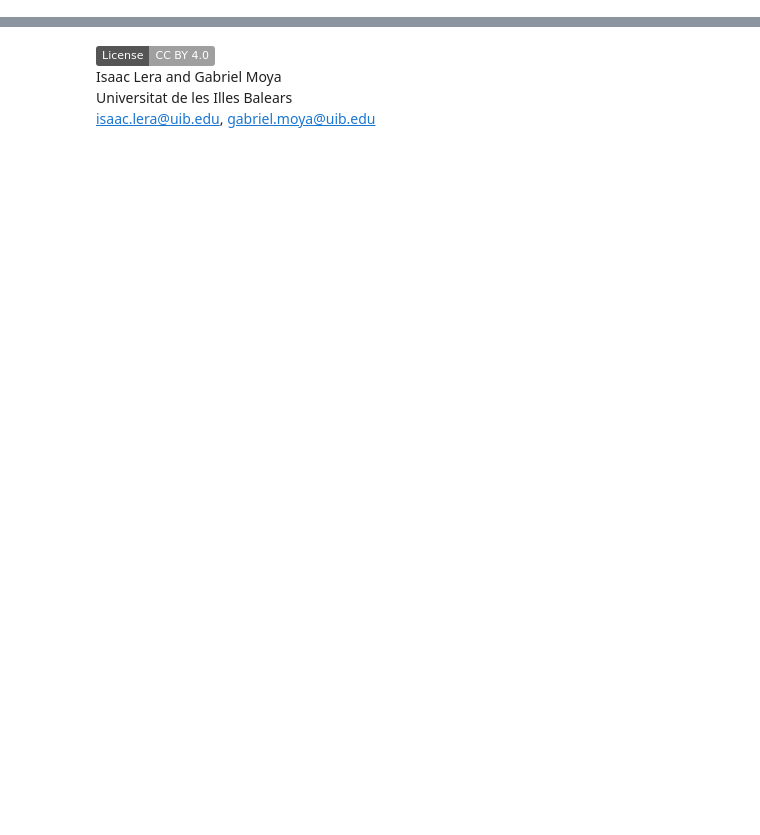
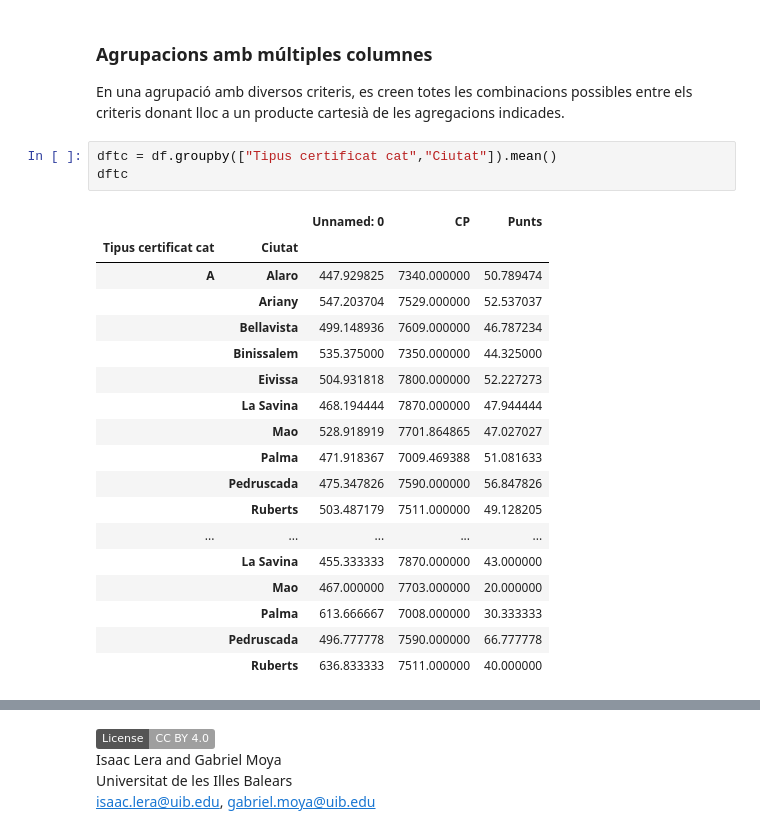
Before and after one commit to wisaaco/Curs_FG24GOI0074221, a Jupyter notebook: lessons/4c_Pandas_AgrupacioISeries.ipynb, the cells around one changed output, grey strips where cells are left out. Cells and saved outputs as stored; diff of their text form; badges without logos; blank space fills up the shorter version.

```diff
--- a/lessons/4c_Pandas_AgrupacioISeries.ipynb
+++ b/lessons/4c_Pandas_AgrupacioISeries.ipynb
@@ -345,0 +229,26 @@ codigoContinentes[7] = ""
+# %% [markdown]
+### Agrupacions amb múltiples columnes
+
+En una agrupació amb diversos criteris, es creen totes les combinacions possibles entre els criteris donant lloc a un producte cartesià de les agregacions indicades.
+# %%
+dftc = df.groupby(["Tipus certificat cat","Ciutat"]).mean()
+dftc
+# %% [output]
+|  |  | Unnamed: 0 | CP | Punts |
+| Tipus certificat cat | Ciutat |  |  |  |
+| A | Alaro | 447.929825 | 7340.000000 | 50.789474 |
+|  | Ariany | 547.203704 | 7529.000000 | 52.537037 |
+|  | Bellavista | 499.148936 | 7609.000000 | 46.787234 |
+|  | Binissalem | 535.375000 | 7350.000000 | 44.325000 |
+|  | Eivissa | 504.931818 | 7800.000000 | 52.227273 |
+|  | La Savina | 468.194444 | 7870.000000 | 47.944444 |
+|  | Mao | 528.918919 | 7701.864865 | 47.027027 |
+|  | Palma | 471.918367 | 7009.469388 | 51.081633 |
+|  | Pedruscada | 475.347826 | 7590.000000 | 56.847826 |
+|  | Ruberts | 503.487179 | 7511.000000 | 49.128205 |
+| ... | ... | ... | ... | ... |
+|  | La Savina | 455.333333 | 7870.000000 | 43.000000 |
+|  | Mao | 467.000000 | 7703.000000 | 20.000000 |
+|  | Palma | 613.666667 | 7008.000000 | 30.333333 |
+|  | Pedruscada | 496.777778 | 7590.000000 | 66.777778 |
+|  | Ruberts | 636.833333 | 7511.000000 | 40.000000 |
```
Also changed, not shown: parts of 175 cells of this notebook.
